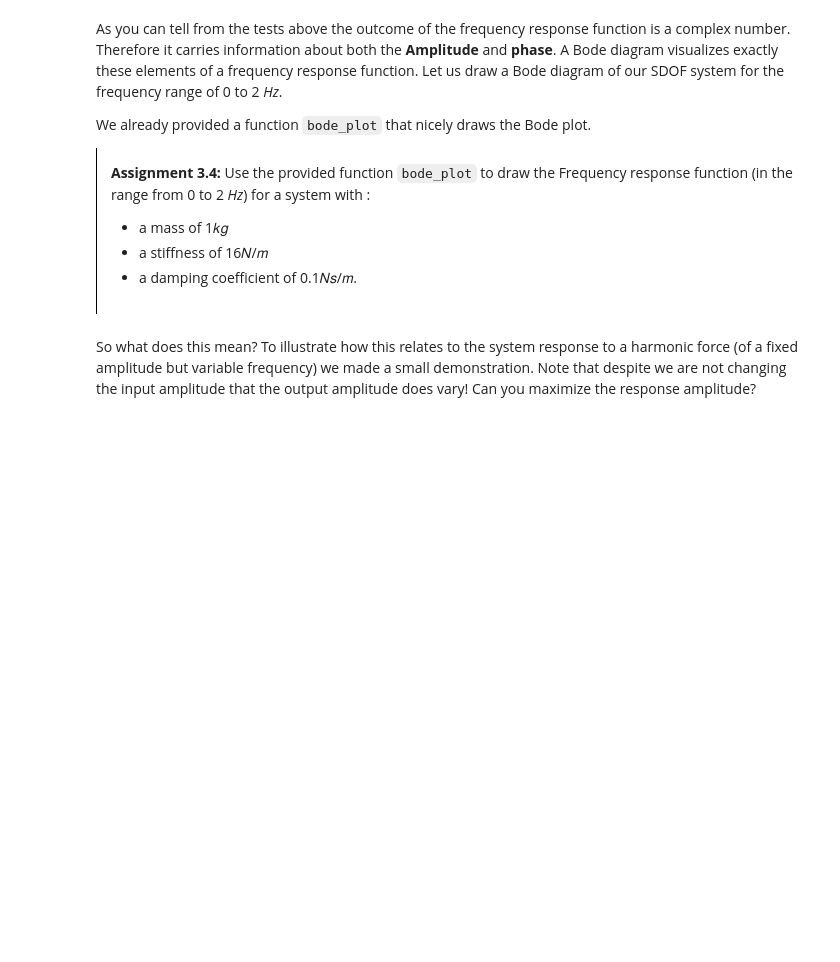
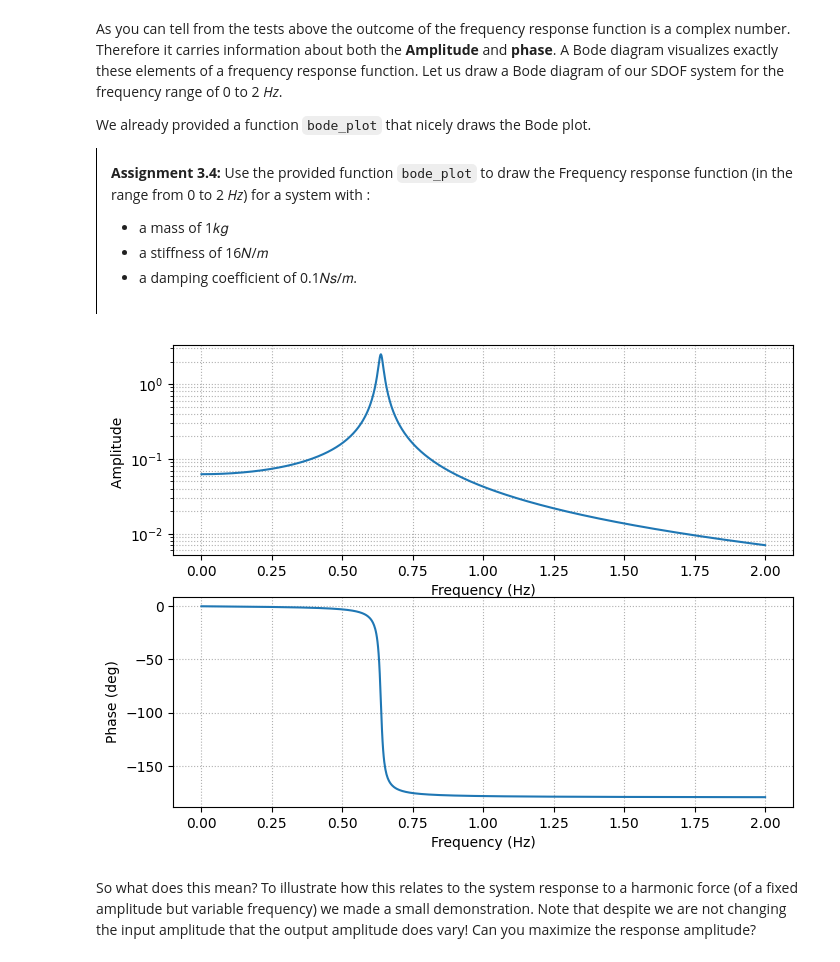
Before and after one commit to Takaptue-seraphin/MV2627_Exercises, a Jupyter notebook: Session2_SDOF/session2.ipynb, the cells around one changed output. Saved outputs shown, nothing was run; the diff lists cells and outputs as text; code cells hidden in the pictures; blank space fills up the shorter version.

```diff
--- a/Session2_SDOF/session2.ipynb
+++ b/Session2_SDOF/session2.ipynb
@@ -209,7 +224,12 @@ Let us put the functions that you wrote in Exercise 1 to good use.  Consider a S
 <b>Assignment 2.1:</b> Calculate $\omega_n$, $\xi$ and $\omega_d$ for the system described above using the functions made in Exercise 1.
 # %%
 # YOUR CODE HERE
-raise NotImplementedError()
+import numpy as np
+m = 1
+k = 16
+c = 0.1
+
+# raise NotImplementedError()
 
 w_n = calcW_n(m=m, k=k)
 xi = calcXi(m=m, c=c, k=k)
@@ -477,18 +507,19 @@ def frequency_response_function(m:float,c:float,k:float,f:np.ndarray):
                 -- m is in kg
                 -- c is in N.s.m^-1
                 -- k is in N.m^-1
-    f --  vector of frequencies (Hz)
+    f -- vector of frequencies (Hz)
 
     Returns:
-    H -- a vector of the value of the function H, computed using
-        expression of the expression of the harmonic forced response
-    -----------------------------
-    tips : In python the complex i can be expressed using the letter j
+    H -- a vector of the value of the function H
+    """
 
-    -----------------------------
-    """
     # YOUR CODE HERE
-    raise NotImplementedError()
+    w = 2 * np.pi * f
+    denominator = k - m * w**2 + 1j * c * w
+    H = 1 / denominator
+
+    # raise NotImplementedError()
+
     return H
 # %% [markdown]
 Validation, if the following cell runs without error you have successfully implemented `frequency_response_function`:
@@ -511,30 +542,40 @@ We already provided a function `bode_plot` that nicely draws the Bode plot.
 # %%
 def bode_plot(f, H):
     """
     Draw a bode plot for the frequency response function H and corresponding frequency vector f.
 
     Arguments:
     H -- a vector of the value of the function H, computed using
             expression of the harmonic forced response
-    f --  vector of frequencies (Hz)
+    f -- vector of frequencies (Hz)
     """
 
-
-    fig,ax= plt.subplots(nrows=2,figsize=(8,6))
-    ax[0].plot(f,np.abs(H))
+    fig, ax = plt.subplots(nrows=2, figsize=(8,6))
+    ax[0].plot(f, np.abs(H))
     ax[0].set_yscale('log')
     ax[0].set_ylabel('Amplitude ')
     ax[0].set_xlabel('Frequency (Hz)')
     ax[0].grid(which='both', linestyle=':')
 
-    ax[1].plot(f,np.angle(H,deg=True))
+    ax[1].plot(f, np.angle(H, deg=True))
     ax[1].set_xlabel('Frequency (Hz)')
     ax[1].set_ylabel('Phase (deg)')
     ax[1].grid(which='both', linestyle=':')
 
 
 # YOUR CODE HERE
-raise NotImplementedError()
+f = np.linspace(0, 2, 1000)
+
+H = frequency_response_function(
+    m=1,
+    c=0.1,
+    k=16,
+    f=f
+)
+
+bode_plot(f, H)
+# %% [output]
+[figure, added]
 # %% [markdown]
 So what does this mean? To illustrate how this relates to the system response to a harmonic force (of a fixed amplitude but variable frequency) we made a small demonstration. Note that despite we are not changing the input amplitude that the output amplitude does vary! Can you maximize the response amplitude?
 # %%
```
Also changed, not shown: parts of 23 cells of this notebook.
